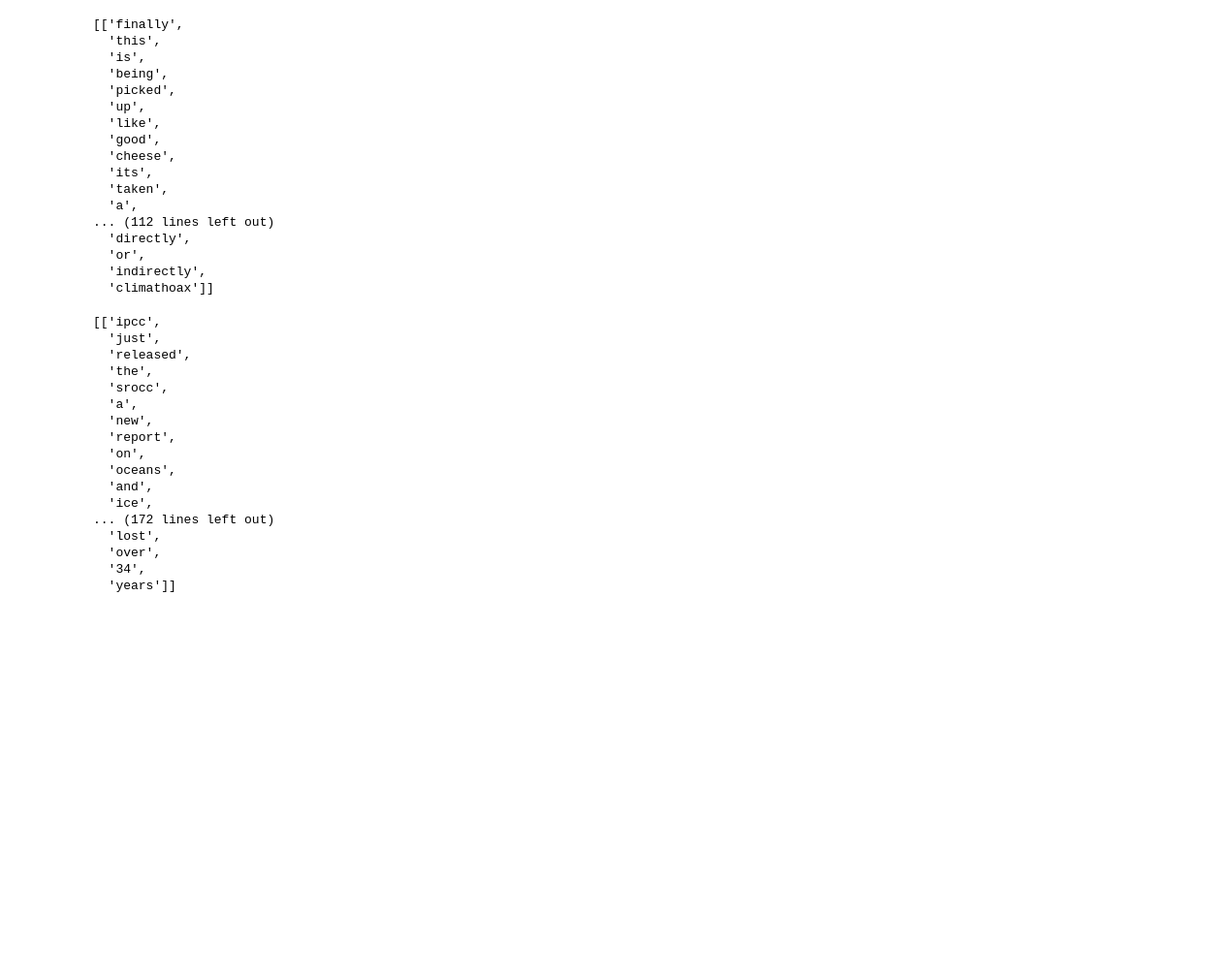
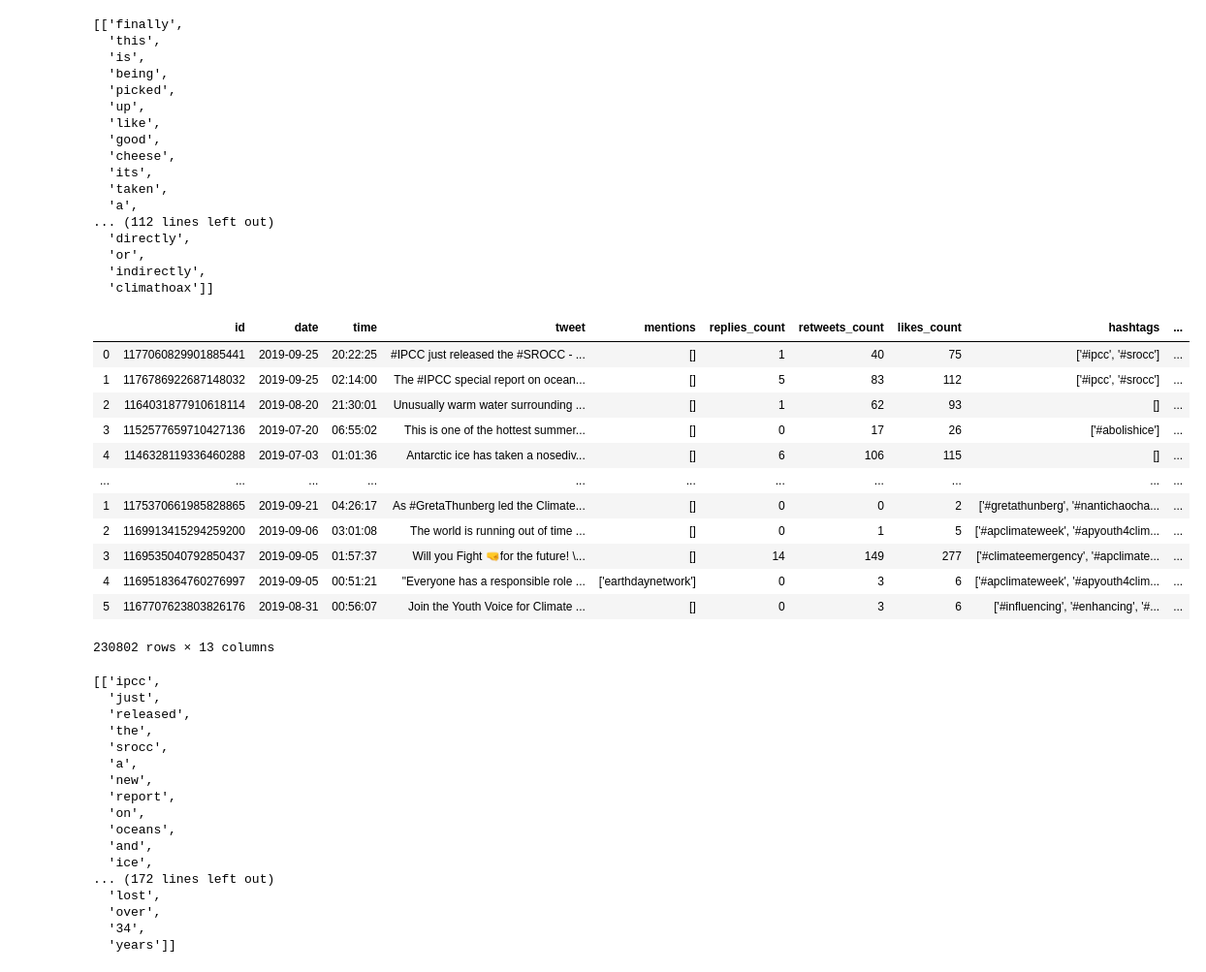
Before and after one commit to haroldw/cs229_reacclimate, a Jupyter notebook: tweet_classification/3.5_Log_odds.ipynb, the cells around one changed output. Shown at 97% size. Saved outputs shown, nothing was run; the diff lists cells and outputs as text; code cells hidden in the pictures; blank space fills up the shorter version.

```diff
--- a/tweet_classification/3.5_Log_odds.ipynb
+++ b/tweet_classification/3.5_Log_odds.ipynb
@@ -51,3 +344,19 @@ tk.add_mwe(('carbon','neutral'))
+# %%
+cleaned_affirm_tweets
+# %% [output]
+|  | id | date | time | tweet | mentions | replies_count | retweets_count | likes_count | hashtags | ... |
+| 0 | 1177060829901885441 | 2019-09-25 | 20:22:25 | #IPCC just released the #SROCC - ... | [] | 1 | 40 | 75 | ['#ipcc', '#srocc'] | ... |
+| 1 | 1176786922687148032 | 2019-09-25 | 02:14:00 | The #IPCC special report on ocean... | [] | 5 | 83 | 112 | ['#ipcc', '#srocc'] | ... |
+| 2 | 1164031877910618114 | 2019-08-20 | 21:30:01 | Unusually warm water surrounding ... | [] | 1 | 62 | 93 | [] | ... |
+| 3 | 1152577659710427136 | 2019-07-20 | 06:55:02 | This is one of the hottest summer... | [] | 0 | 17 | 26 | ['#abolishice'] | ... |
+| 4 | 1146328119336460288 | 2019-07-03 | 01:01:36 | Antarctic ice has taken a nosediv... | [] | 6 | 106 | 115 | [] | ... |
+| ... | ... | ... | ... | ... | ... | ... | ... | ... | ... | ... |
+| 1 | 1175370661985828865 | 2019-09-21 | 04:26:17 | As #GretaThunberg led the Climate... | [] | 0 | 0 | 2 | ['#gretathunberg', '#nantichaocha... | ... |
+| 2 | 1169913415294259200 | 2019-09-06 | 03:01:08 | The world is running out of time ... | [] | 0 | 1 | 5 | ['#apclimateweek', '#apyouth4clim... | ... |
+| 3 | 1169535040792850437 | 2019-09-05 | 01:57:37 | Will you Fight 🤜for the future! \... | [] | 14 | 149 | 277 | ['#climateemergency', '#apclimate... | ... |
+| 4 | 1169518364760276997 | 2019-09-05 | 00:51:21 | "Everyone has a responsible role ... | ['earthdaynetwork'] | 0 | 3 | 6 | ['#apclimateweek', '#apyouth4clim... | ... |
+| 5 | 1167707623803826176 | 2019-08-31 | 00:56:07 | Join the Youth Voice for Climate ... | [] | 0 | 3 | 6 | ['#influencing', '#enhancing', '#... | ... |
+230802 rows × 13 columns
 # %%
 cleaned_affirm_tweets = tweet_imports('all_affirm_tweets.pkl')
 cleaned_deny_tweets = tweet_imports('all_deny_tweets.pkl')
```
Also changed, not shown: parts of 45 cells of this notebook, 2 other files.
